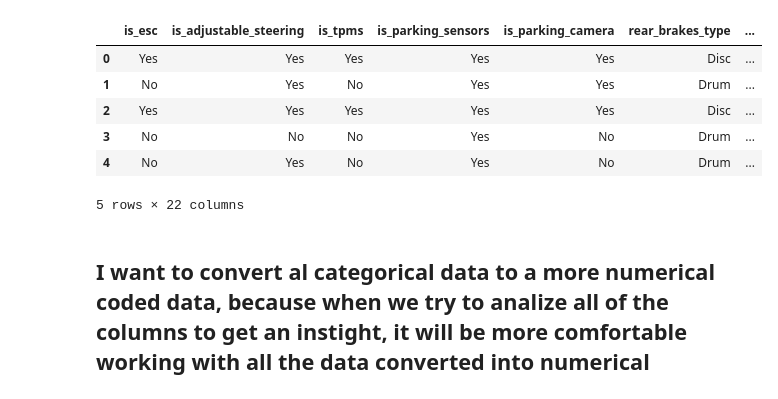
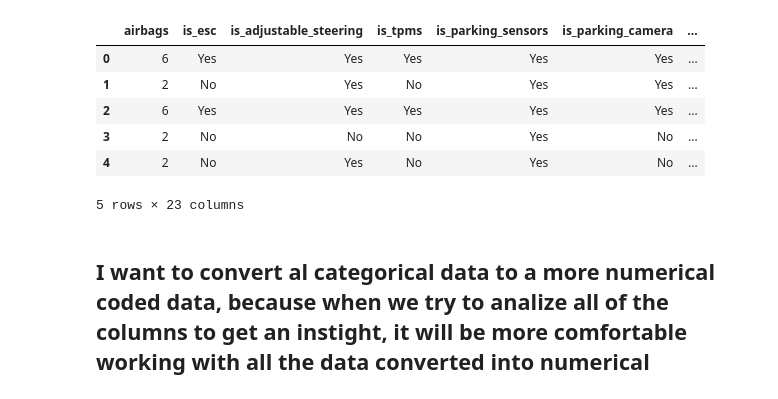
Before and after one commit to tlilimaryem7-cloud/project-2-eda-sql, a Jupyter notebook: mqiuel's_part.ipynb, the cells around one changed output. Saved outputs shown, nothing was run; the diff lists cells and outputs as text; code cells hidden in the pictures.

```diff
--- a/mqiuel's_part.ipynb
+++ b/mqiuel's_part.ipynb
@@ -10,16 +10,16 @@ import numpy as np
 dataset_path = kagglehub.dataset_download("litvinenko630/insurance-claims")
 df = pd.read_csv(f"{dataset_path}/Insurance claims data.csv")
 # %%
-safety_features = df[["is_esc","is_adjustable_steering","is_tpms","is_parking_sensors","is_parking_camera","rear_brakes_type","steering_type","turning_radius","is_front_fog_lights","is_rear_window_wiper","is_rear_window_washer","is_rear_window_defogger","is_brake_assist","is_power_door_locks","is_central_locking","is_power_steering","is_driver_seat_height_adjustable","is_day_night_rear_view_mirror","is_ecw","is_speed_alert","ncap_rating","claim_status"]]
+safety_features = df[["airbags","is_esc","is_adjustable_steering","is_tpms","is_parking_sensors","is_parking_camera","rear_brakes_type","steering_type","turning_radius","is_front_fog_lights","is_rear_window_wiper","is_rear_window_washer","is_rear_window_defogger","is_brake_assist","is_power_door_locks","is_central_locking","is_power_steering","is_driver_seat_height_adjustable","is_day_night_rear_view_mirror","is_ecw","is_speed_alert","ncap_rating","claim_status"]]
 safety_features.head()
 # %% [output]
-|  | is_esc | is_adjustable_steering | is_tpms | is_parking_sensors | is_parking_camera | rear_brakes_type | ... |
-| 0 | Yes | Yes | Yes | Yes | Yes | Disc | ... |
-| 1 | No | Yes | No | Yes | Yes | Drum | ... |
-| 2 | Yes | Yes | Yes | Yes | Yes | Disc | ... |
-| 3 | No | No | No | Yes | No | Drum | ... |
-| 4 | No | Yes | No | Yes | No | Drum | ... |
+|  | airbags | is_esc | is_adjustable_steering | is_tpms | is_parking_sensors | is_parking_camera | ... |
+| 0 | 6 | Yes | Yes | Yes | Yes | Yes | ... |
+| 1 | 2 | No | Yes | No | Yes | Yes | ... |
+| 2 | 6 | Yes | Yes | Yes | Yes | Yes | ... |
+| 3 | 2 | No | No | No | Yes | No | ... |
+| 4 | 2 | No | Yes | No | Yes | No | ... |
-5 rows × 22 columns
+5 rows × 23 columns
 # %%
 cat = safety_features.select_dtypes(exclude= "number")
 num = safety_features.select_dtypes(include= "number")
```
Also changed, not shown: parts of 5 cells of this notebook.
